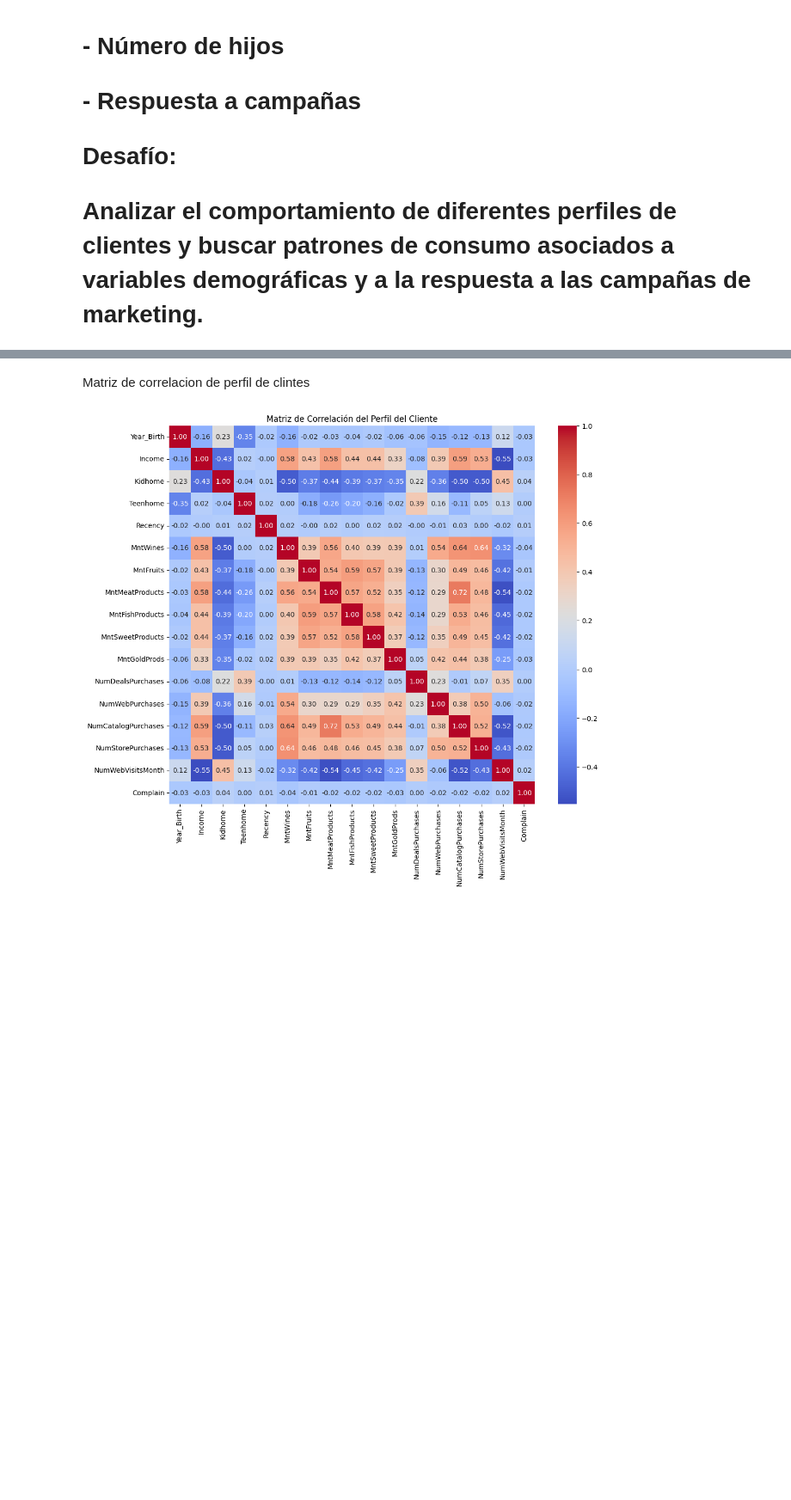
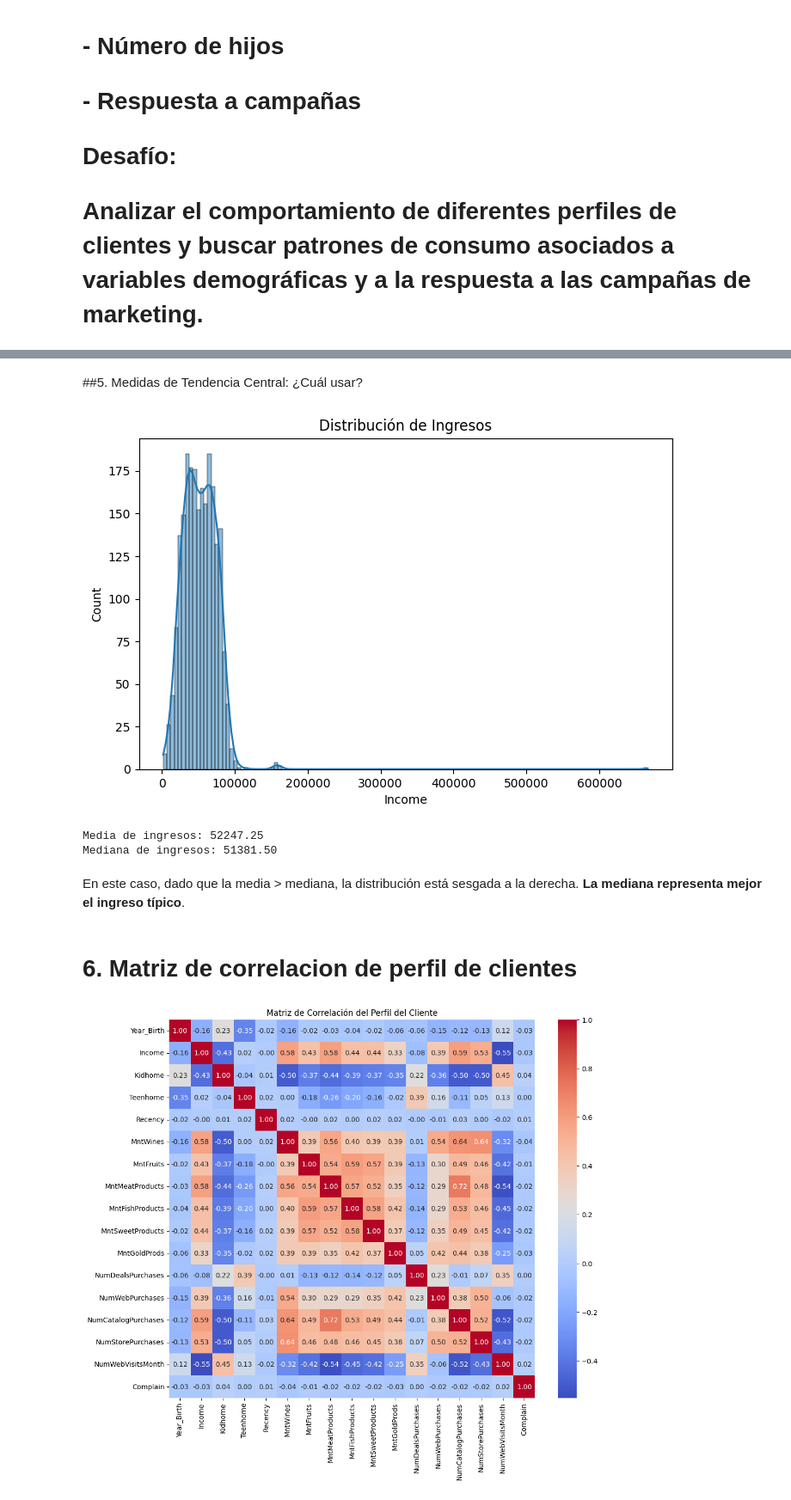
Before and after one commit to smontana009/ML_GC, a Jupyter notebook: Prueba31_03_25.ipynb, the cells around one changed output, grey strips where cells are left out. Shown at 86% size. Saved outputs shown, nothing was run; the diff lists cells and outputs as text; code cells hidden in the pictures; blank space fills up the shorter version.

```diff
--- a/Prueba31_03_25.ipynb
+++ b/Prueba31_03_25.ipynb
@@ -33,0 +86,8 @@ marketing_campaign = pd.read_csv(name, sep="\t") # Changed to sep='\t'
+# %%
+
+# Probabilidad de respuesta a campaña dado que tiene hijos
+marketing_campaign['TotalChildren'] = marketing_campaign['Kidhome'] + marketing_campaign['Teenhome'] # Changed 'df' to 'marketing_campaign'
+prob_response_given_children = marketing_campaign[marketing_campaign['TotalChildren'] > 0]['Response'].mean() # Changed 'df' to 'marketing_campaign'
+print(f"Probabilidad de que un cliente con hijos haya respondido a una campaña: {prob_response_given_children:.2f}")
+# Tabla cruzada: quejas vs respuesta
+pd.crosstab(marketing_campaign['Complain'], marketing_campaign['Response'], normalize='index') # Changed 'df' to 'marketing_campaign'
@@ -34,5 +100,28 @@ marketing_campaign = pd.read_csv(name, sep="\t") # Changed to sep='\t'
+# %% [markdown]
+##5. Medidas de Tendencia Central: ¿Cuál usar?
+# %%
+
+# Histograma para observar la asimetría de ingresos
+plt.figure(figsize=(8,5))
+sns.histplot(marketing_campaign['Income'], kde=True) # Use marketing_campaign DataFrame
+plt.title('Distribución de Ingresos')
+plt.xlabel('Income')
+plt.show()
+mean_income = marketing_campaign['Income'].mean()
+median_income = marketing_campaign['Income'].median()
+print(f"Media de ingresos: {mean_income:.2f}")
+print(f"Mediana de ingresos: {median_income:.2f}")
+
+# Use markdown display for better formatting in Colab
+from IPython.display import Markdown as md
+md(f"En este caso, dado que la media > mediana, la distribución está sesgada a la derecha. **La mediana representa mejor el ingreso típico**.")
+# %% [output]
+[figure, added]
+Media de ingresos: 52247.25
+Mediana de ingresos: 51381.50
+En este caso, dado que la media > mediana, la distribución está sesgada a la derecha. **La mediana representa mejor el ingreso típico**.
 # %% [markdown]
-Matriz de correlacion de perfil de clintes
+# 6. Matriz de correlacion de perfil de clientes
 # %%
 # Matriz de correlación considerando solo variables numéricas relacionadas con el perfil del cliente
 # Seleccionar columnas relevantes para el perfil del cliente (ajusta según tus datos)
```
Also changed, not shown: parts of 9 cells of this notebook.
